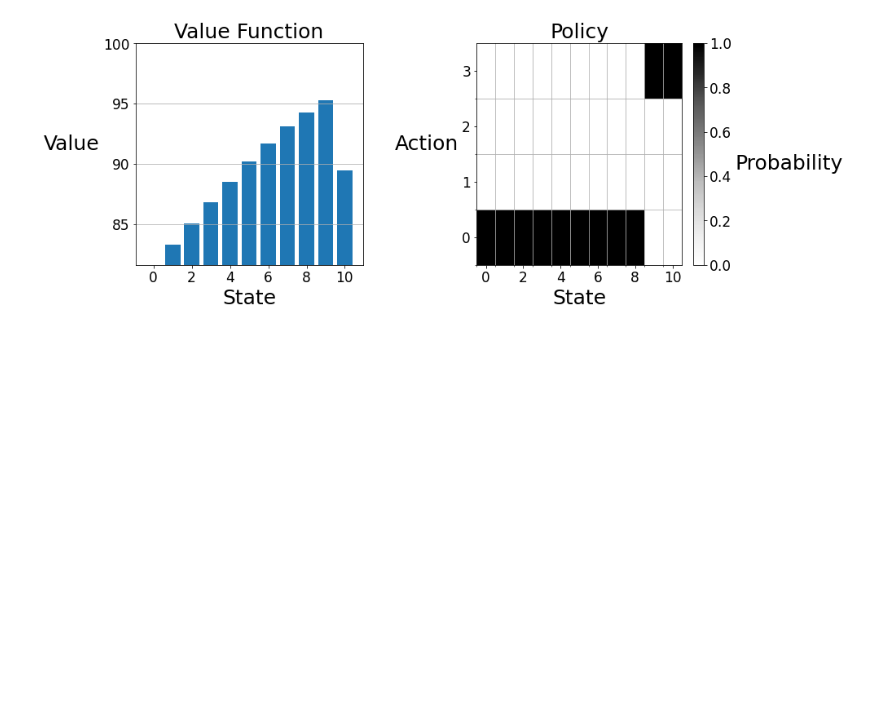
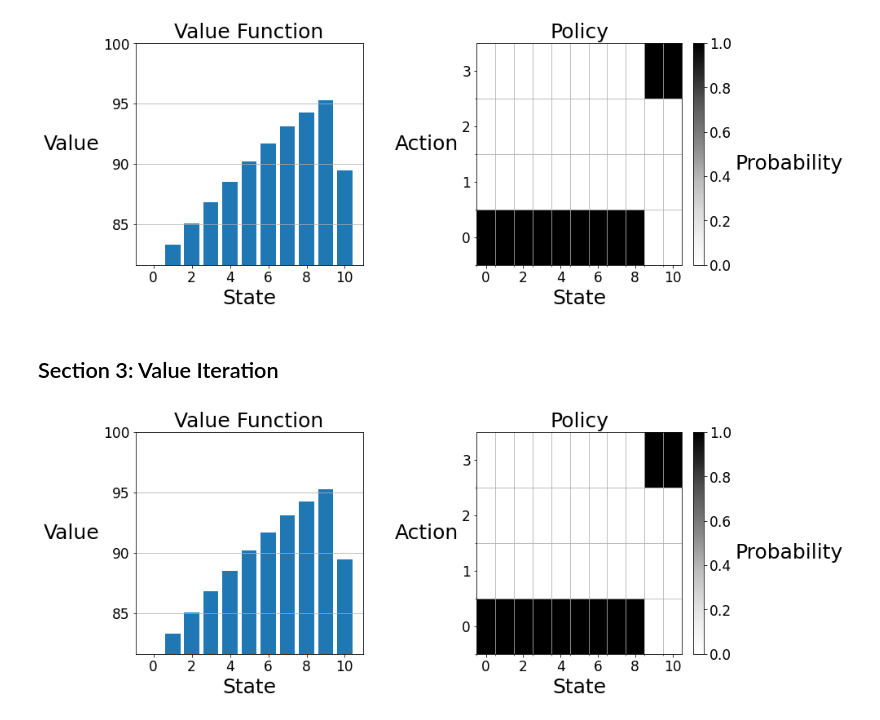
Before and after one commit to anuragk1/fundamentals-of-reinforcement-learning, a Jupyter notebook: Week 4/Optimal Policies with Dynamic Programming.ipynb, the cells around one changed output. Cells and saved outputs as stored; diff of their text form; code cells hidden in the pictures; blank space fills up the shorter version.

```diff
--- a/Week 4/Optimal Policies with Dynamic Programming.ipynb
+++ b/Week 4/Optimal Policies with Dynamic Programming.ipynb
@@ -204,0 +210,17 @@ tools.plot(V, pi)
+# %% [markdown]
+## Section 3: Value Iteration
+# %%
+def value_iteration(env, gamma, theta):
+    V = np.zeros(len(env.S))
+    while True:
+        delta = 0
+        for s in env.S:
+            v = V[s]
+            bellman_optimality_update(env, V, s, gamma)
+            delta = max(delta, abs(v - V[s]))
+        if delta < theta:
+            break
+    pi = np.ones((len(env.S), len(env.A))) / len(env.A)
+    for s in env.S:
+        q_greedify_policy(env, V, pi, s, gamma)
+    return V, pi
@@ -204,0 +238,9 @@ tools.plot(V, pi)
+# %%
+env = tools.ParkingWorld(num_spaces=10, num_prices=4)
+gamma = 0.9
+theta = 0.1
+V, pi = value_iteration(env, gamma, theta)
+# %%
+tools.plot(V, pi)
+# %% [output]
+[figure, added]
```
Also changed, not shown: parts of 11 cells of this notebook.
